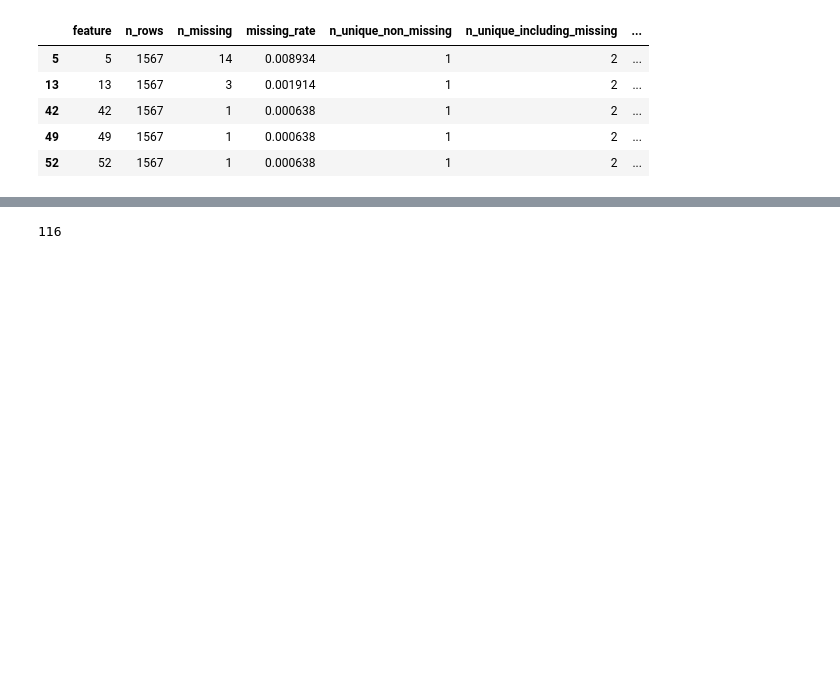
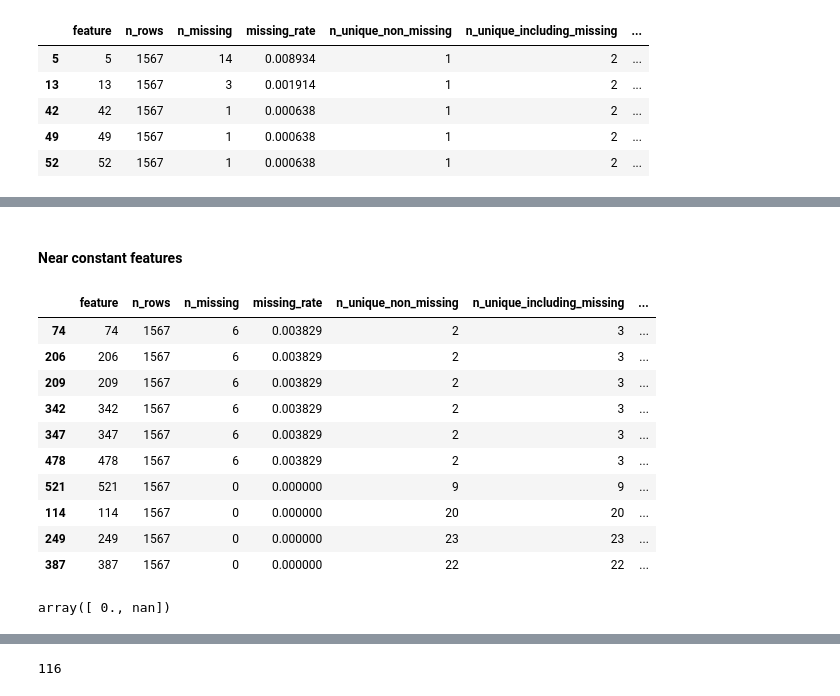
Before and after one commit to DRPproton/semiconductor-projects-tda, a Jupyter notebook: Project-1_SECOM/notebooks/notebook.ipynb, the cells around one changed output, grey strips where cells are left out. Drawn from its saved outputs; the diff is of its cells as text; code cells hidden in the pictures; blank space fills up the shorter version.

```diff
--- a/Project-1_SECOM/notebooks/notebook.ipynb
+++ b/Project-1_SECOM/notebooks/notebook.ipynb
@@ -217 +154,21 @@ report.head()
+# %% [markdown]
+#### Near constant features
+# %%
+report[report['is_near_constant'] == True]
+# %% [output]
+|  | feature | n_rows | n_missing | missing_rate | n_unique_non_missing | n_unique_including_missing | ... |
+| 74 | 74 | 1567 | 6 | 0.003829 | 2 | 3 | ... |
+| 206 | 206 | 1567 | 6 | 0.003829 | 2 | 3 | ... |
+| 209 | 209 | 1567 | 6 | 0.003829 | 2 | 3 | ... |
+| 342 | 342 | 1567 | 6 | 0.003829 | 2 | 3 | ... |
+| 347 | 347 | 1567 | 6 | 0.003829 | 2 | 3 | ... |
+| 478 | 478 | 1567 | 6 | 0.003829 | 2 | 3 | ... |
+| 521 | 521 | 1567 | 0 | 0.000000 | 9 | 9 | ... |
+| 114 | 114 | 1567 | 0 | 0.000000 | 20 | 20 | ... |
+| 249 | 249 | 1567 | 0 | 0.000000 | 23 | 23 | ... |
+| 387 | 387 | 1567 | 0 | 0.000000 | 22 | 22 | ... |
+# %%
+df[13].unique()
+# %% [output]
+array([ 0., nan])
 # %%
```
Also changed, not shown: parts of 31 cells of this notebook, 1 other file.
